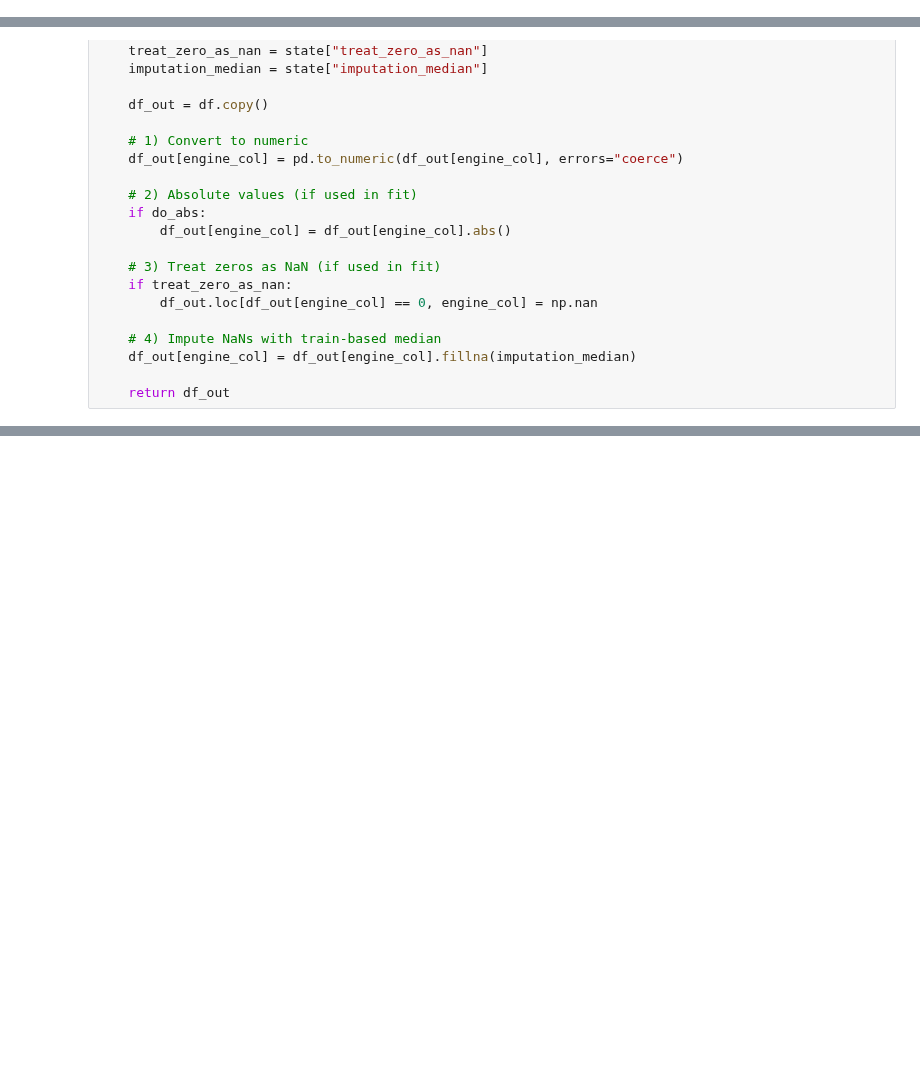
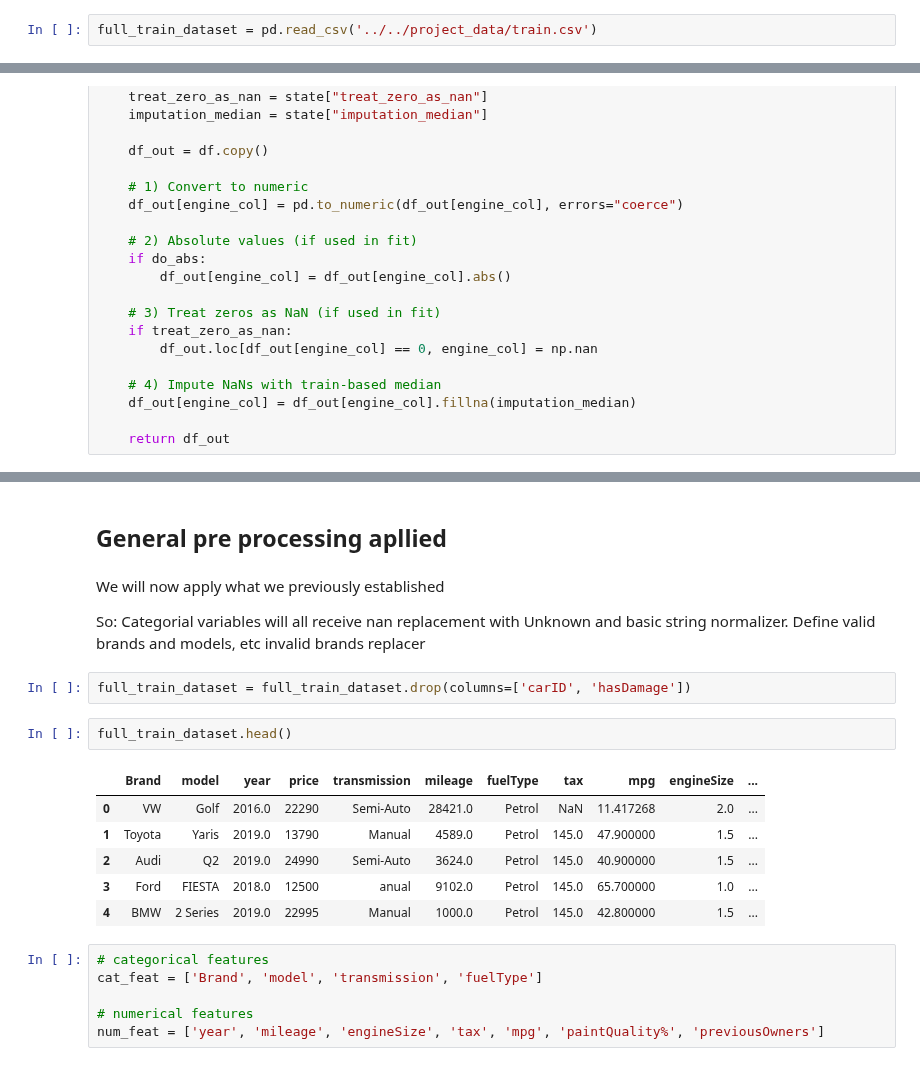
Before and after one commit to franciscasf/Machine-Learning-G51, a Jupyter notebook: notebooks/model_assessment_optimazation/05_0_preproc_helpers.ipynb, the cells around one changed output, grey strips where cells are left out. Drawn from its saved outputs; the diff is of its cells as text; blank space fills up the shorter version.

```diff
--- a/notebooks/model_assessment_optimazation/05_0_preproc_helpers.ipynb
+++ b/notebooks/model_assessment_optimazation/05_0_preproc_helpers.ipynb
@@ -8,3 +16,5 @@ import unicodedata
 import re
 from typing import Dict, Any
 import numpy as np
+# %%
+full_train_dataset = pd.read_csv('../../project_data/train.csv')
@@ -1165,0 +2061,26 @@ def transform_engine_size_imputer(
+# %% [markdown]
+## General pre processing apllied
+# %% [markdown]
+We will now apply what we previously established
+
+So:
+Categorial variables will all receive nan replacement with Unknown and basic string normalizer.
+Define valid brands and models, etc
+invalid brands replacer
+# %%
+full_train_dataset = full_train_dataset.drop(columns=['carID', 'hasDamage'])
+# %%
+full_train_dataset.head()
+# %% [output]
+|  | Brand | model | year | price | transmission | mileage | fuelType | tax | mpg | engineSize | ... |
+| 0 | VW | Golf | 2016.0 | 22290 | Semi-Auto | 28421.0 | Petrol | NaN | 11.417268 | 2.0 | ... |
+| 1 | Toyota | Yaris | 2019.0 | 13790 | Manual | 4589.0 | Petrol | 145.0 | 47.900000 | 1.5 | ... |
+| 2 | Audi | Q2 | 2019.0 | 24990 | Semi-Auto | 3624.0 | Petrol | 145.0 | 40.900000 | 1.5 | ... |
+| 3 | Ford | FIESTA | 2018.0 | 12500 | anual | 9102.0 | Petrol | 145.0 | 65.700000 | 1.0 | ... |
+| 4 | BMW | 2 Series | 2019.0 | 22995 | Manual | 1000.0 | Petrol | 145.0 | 42.800000 | 1.5 | ... |
+# %%
+# categorical features
+cat_feat = ['Brand', 'model', 'transmission', 'fuelType']
+
+# numerical features
+num_feat = ['year', 'mileage', 'engineSize', 'tax', 'mpg', 'paintQuality%', 'previousOwners']
```
Also changed, not shown: parts of 24 cells of this notebook, 4 other files.
